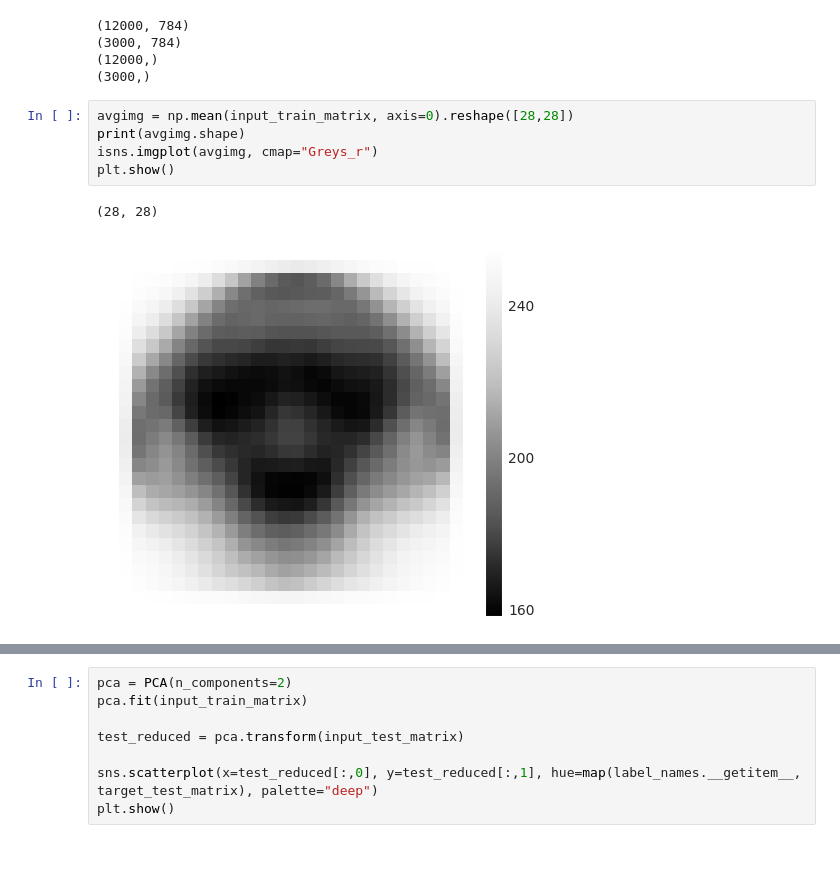
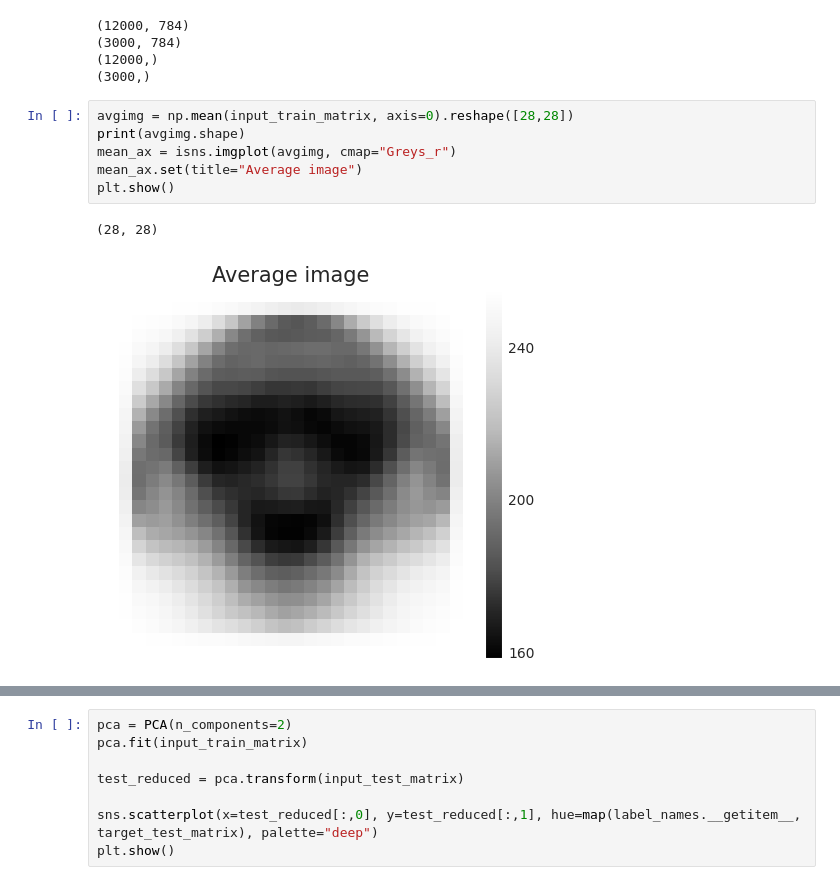
Before and after one commit to eugenioLR/doodle_ml_generator, a Jupyter notebook: data_analysis.ipynb, the cells around one changed output, grey strips where cells are left out. Saved outputs shown, nothing was run; the diff lists cells and outputs as text; blank space fills up the shorter version.

```diff
--- a/data_analysis.ipynb
+++ b/data_analysis.ipynb
@@ -85,11 +86,12 @@ print(target_test_matrix.shape)
 # %%
 avgimg = np.mean(input_train_matrix, axis=0).reshape([28,28])
 print(avgimg.shape)
-isns.imgplot(avgimg, cmap="Greys_r")
+mean_ax = isns.imgplot(avgimg, cmap="Greys_r")
+mean_ax.set(title="Average image")
 plt.show()
 # %% [output]
 (28, 28)
-[figure, old version]
+[figure, new version]
 # %%
 r = np.empty(input_train_matrix.shape[1:])
 
```
Also changed, not shown: parts of 2 cells of this notebook, 1 other file.
